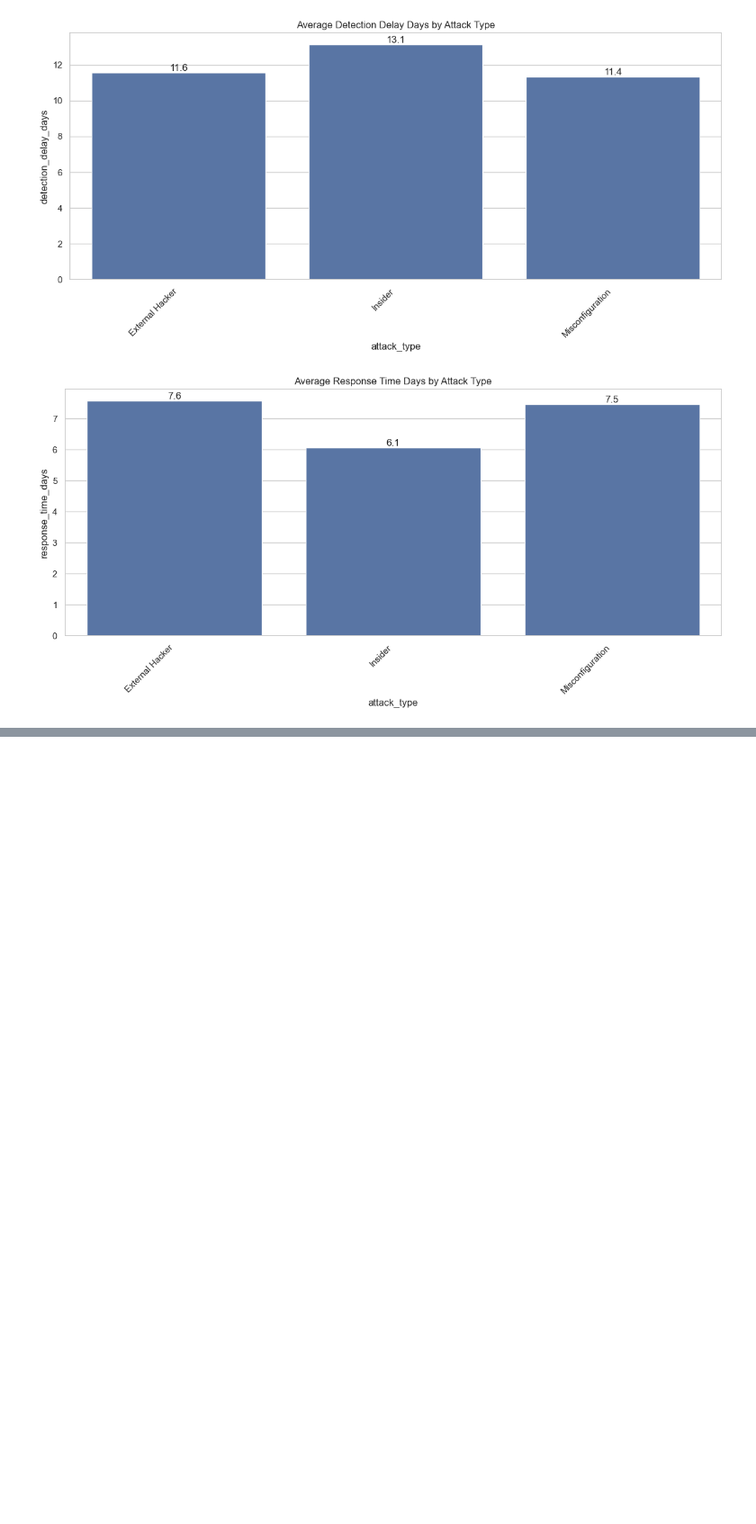
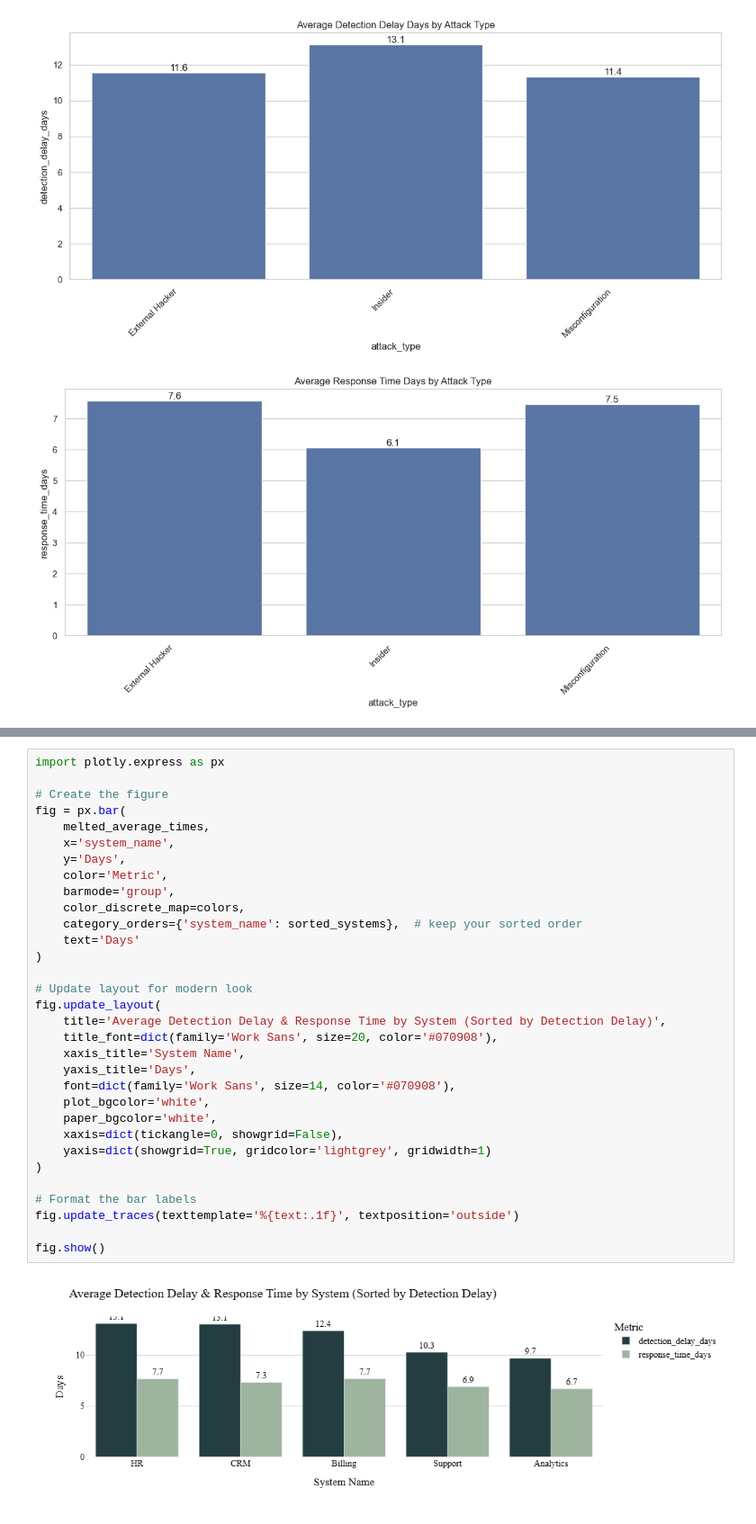
Before and after one commit to doom-boy/Mini-ITC-2025, a Jupyter notebook: DetectionResponseTime.ipynb, the cells around one changed output, grey strips where cells are left out. Shown at 90% size. Cells and saved outputs as stored; diff of their text form; blank space fills up the shorter version.

```diff
--- a/DetectionResponseTime.ipynb
+++ b/DetectionResponseTime.ipynb
@@ -644,0 +679,34 @@ for metric in metrics:
+# %%
+import plotly.express as px
+
+# Create the figure
+fig = px.bar(
+    melted_average_times,
+    x='system_name',
+    y='Days',
+    color='Metric',
+    barmode='group',
+    color_discrete_map=colors,
+    category_orders={'system_name': sorted_systems},  # keep your sorted order
+    text='Days'
+)
+
+# Update layout for modern look
+fig.update_layout(
+    title='Average Detection Delay & Response Time by System (Sorted by Detection Delay)',
+    title_font=dict(family='Work Sans', size=20, color='#070908'),
+    xaxis_title='System Name',
+    yaxis_title='Days',
+    font=dict(family='Work Sans', size=14, color='#070908'),
+    plot_bgcolor='white',
+    paper_bgcolor='white',
+    xaxis=dict(tickangle=0, showgrid=False),
+    yaxis=dict(showgrid=True, gridcolor='lightgrey', gridwidth=1)
+)
+
+# Format the bar labels
+fig.update_traces(texttemplate='%{text:.1f}', textposition='outside')
+
+fig.show()
+# %% [output]
+[figure, added]
```
Also changed, not shown: parts of 4 cells of this notebook, 1 other file.
